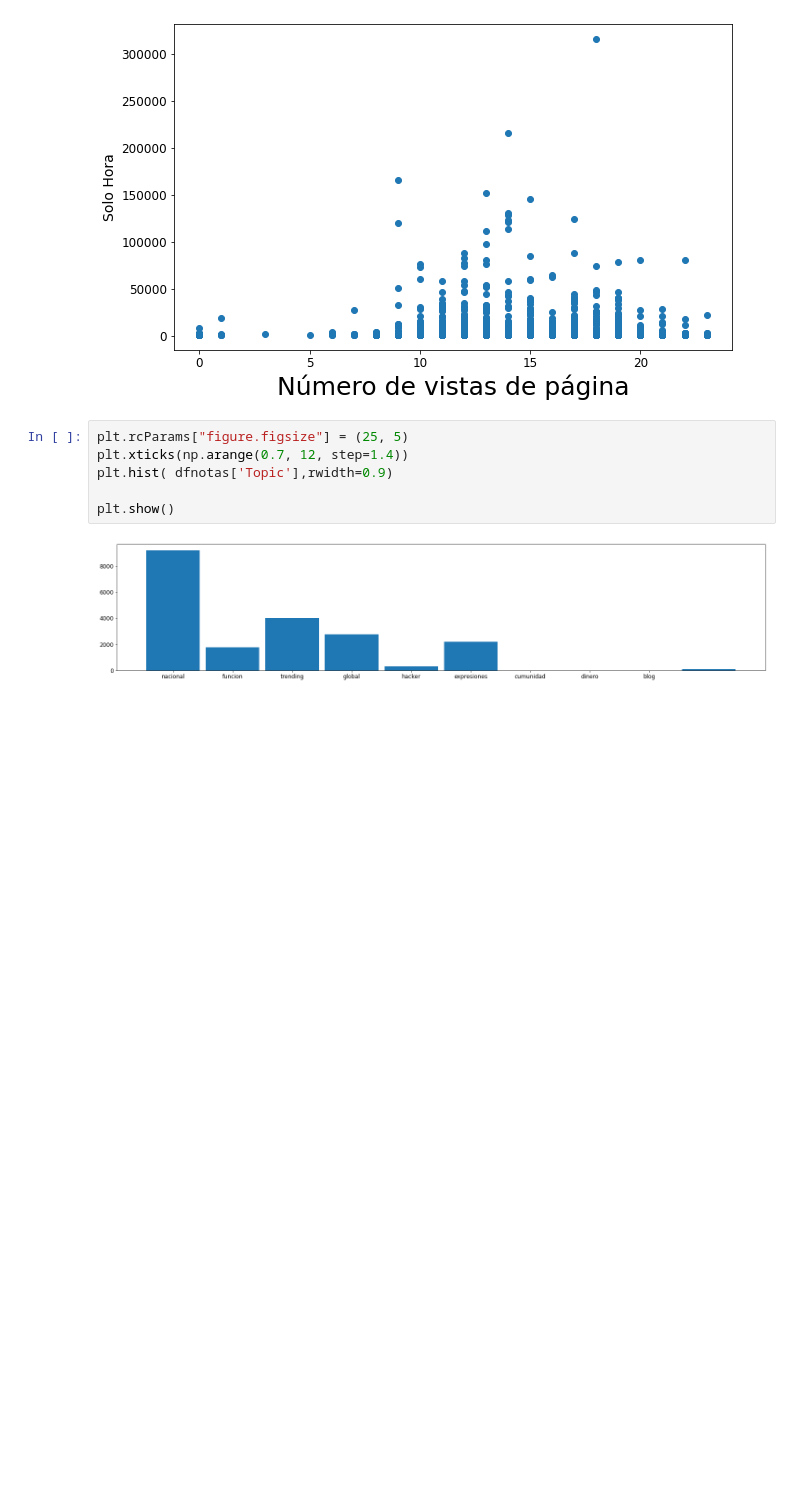
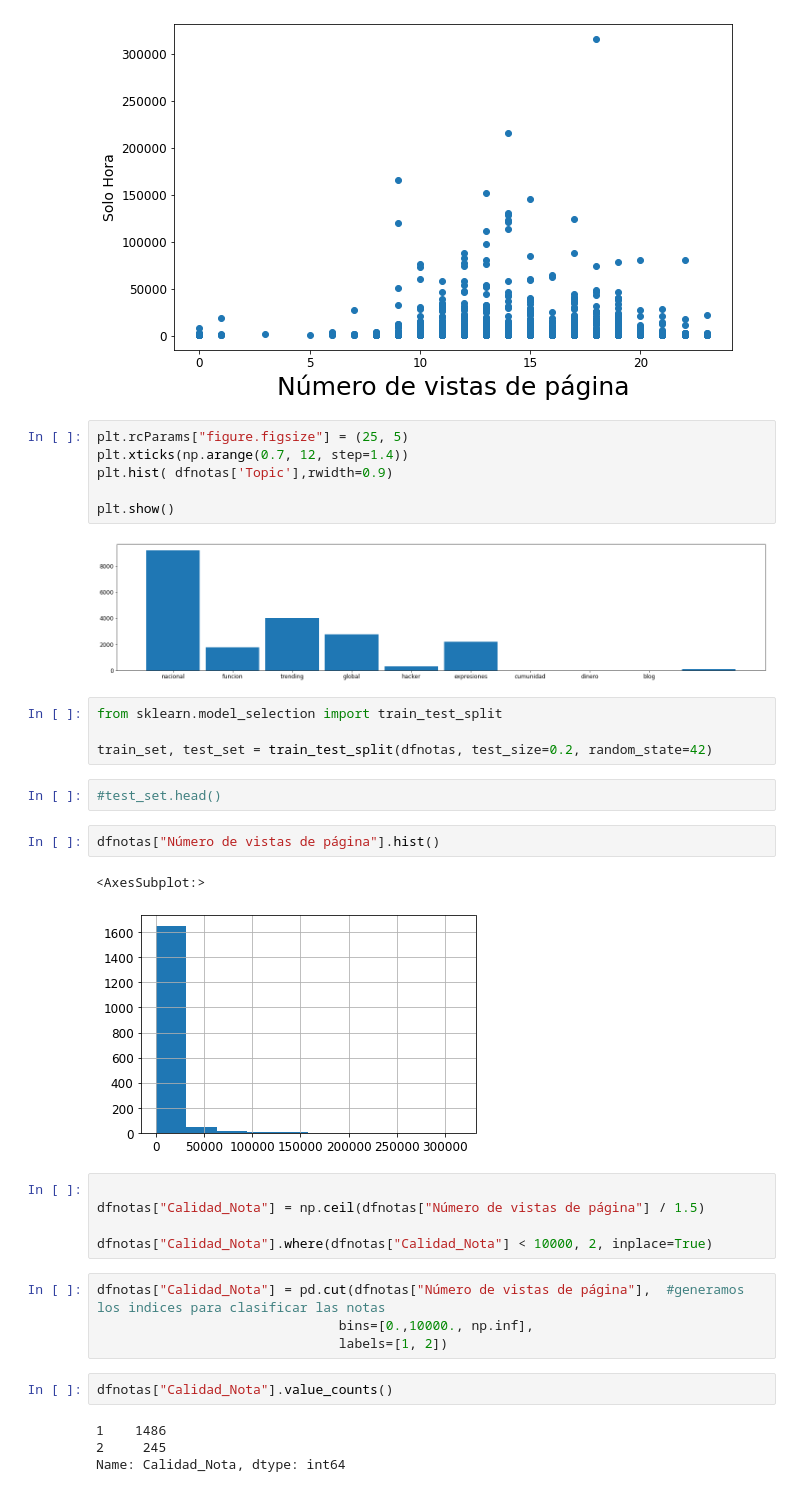
Before and after one commit to aaronjdigital/mlidigital, a Jupyter notebook: Procesamiento Notas.ipynb, the cells around one changed output. Drawn from its saved outputs; the diff is of its cells as text; blank space fills up the shorter version.

```diff
--- a/Procesamiento Notas.ipynb
+++ b/Procesamiento Notas.ipynb
@@ -515,3 +550,29 @@ plt.hist( dfnotas['Topic'],rwidth=0.9)
 plt.show()
 # %% [output]
 [figure]
+# %%
+from sklearn.model_selection import train_test_split
+
+train_set, test_set = train_test_split(dfnotas, test_size=0.2, random_state=42)
+# %%
+#test_set.head()
+# %%
+dfnotas["Número de vistas de página"].hist()
+# %% [output]
+<AxesSubplot:>
+[figure, added]
+# %%
+
+dfnotas["Calidad_Nota"] = np.ceil(dfnotas["Número de vistas de página"] / 1.5)
+
+dfnotas["Calidad_Nota"].where(dfnotas["Calidad_Nota"] < 10000, 2, inplace=True)
+# %%
+dfnotas["Calidad_Nota"] = pd.cut(dfnotas["Número de vistas de página"],  #generamos los indices para clasificar las notas
+                               bins=[0.,10000., np.inf],
+                               labels=[1, 2])
+# %%
+dfnotas["Calidad_Nota"].value_counts()
+# %% [output]
+1    1486
+2     245
+Name: Calidad_Nota, dtype: int64
```
Also changed, not shown: parts of 45 cells of this notebook.
